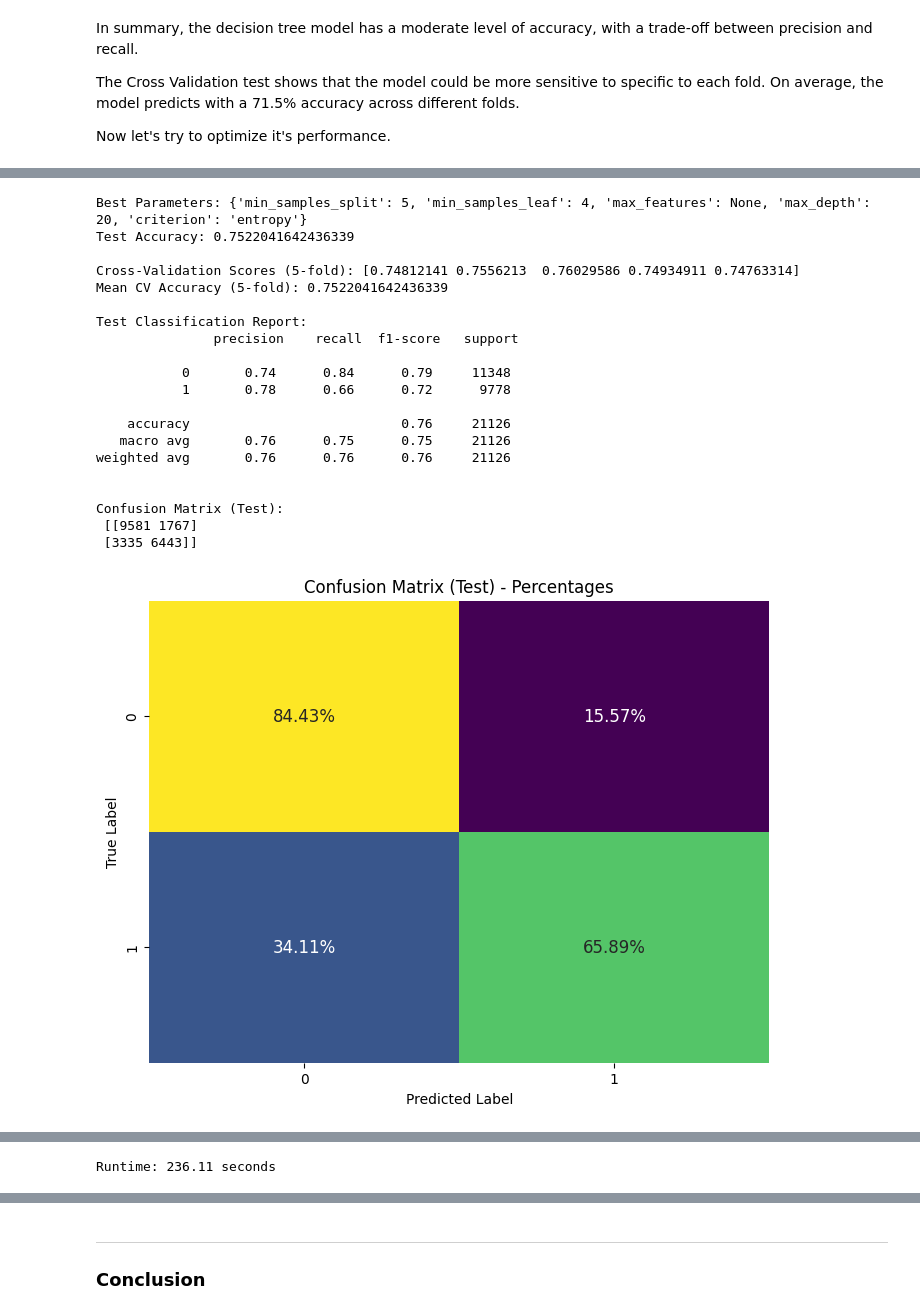
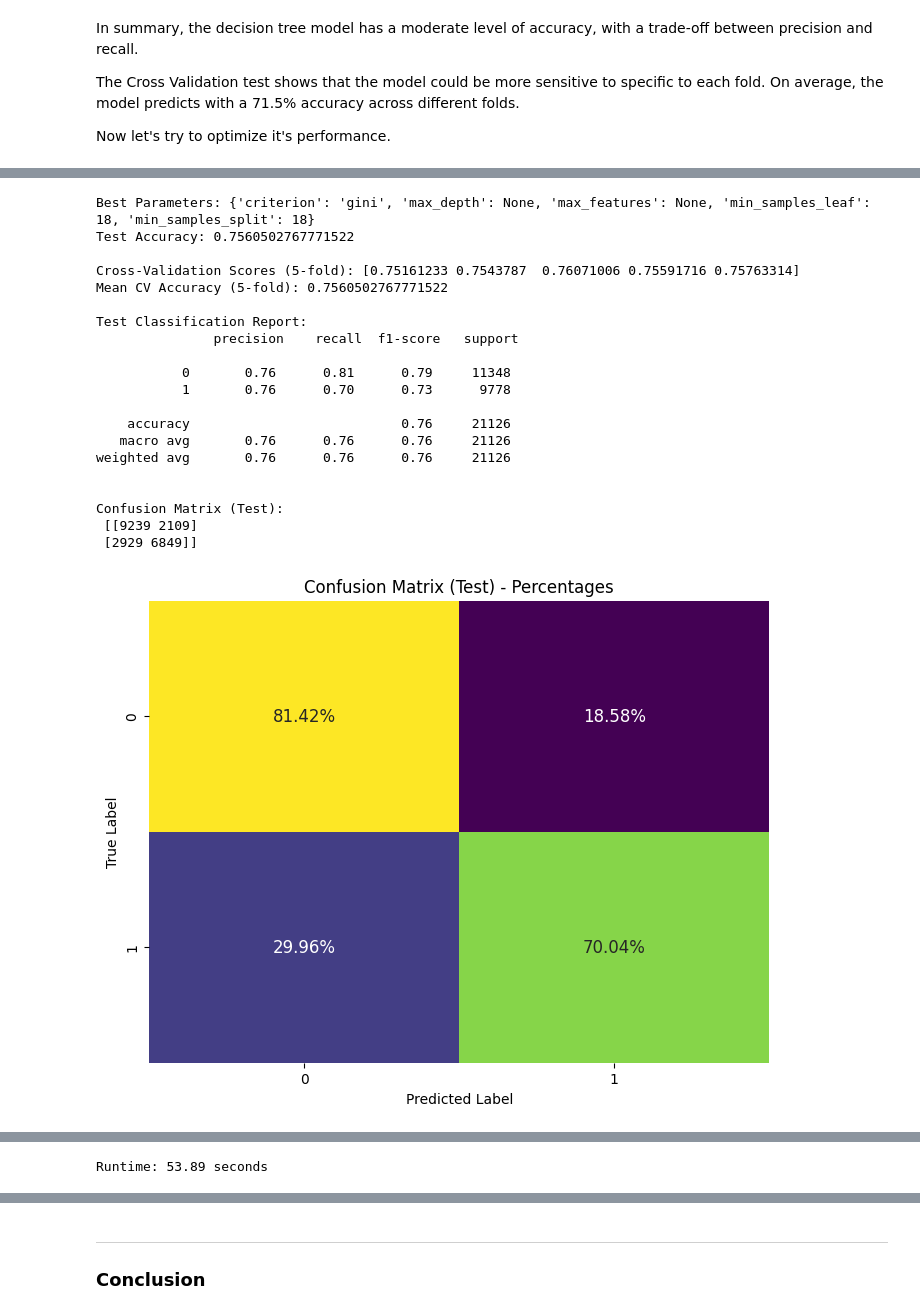
Before and after one commit to lo-klkl/BSTN_Capstone-Diab, a Jupyter notebook: Notebooks/Pt3-Modelling-Pt1.ipynb, the cells around one changed output, grey strips where cells are left out. Saved outputs shown, nothing was run; the diff lists cells and outputs as text; code cells hidden in the pictures.

```diff
--- a/Notebooks/Pt3-Modelling-Pt1.ipynb
+++ b/Notebooks/Pt3-Modelling-Pt1.ipynb
@@ -998,14 +1048,15 @@ start_time = time.time()
 # Create a Decision Tree model
 dt_model = DecisionTreeClassifier(random_state=42)
 
-# Define a broader hyperparameter grid
+# Define a broader hyperparameter grid with randint for numerical values
 param_dist = {
-    'max_depth': [None, 10, 20, 30, 40, 50],
-    'min_samples_split': [2, 5, 10],
-    'min_samples_leaf': [1, 2, 4],
+    'max_depth': [None, randint(10, 51)],
+    'min_samples_split': randint(2, 20),
+    'min_samples_leaf': randint(2, 25),
     'max_features': ['auto', 'sqrt', 'log2', None],
     'criterion': ['gini', 'entropy']
 }
+
 
 # Use StratifiedKFold for cross-validation with stratified sampling
 stratified_cv = StratifiedKFold(n_splits=5, shuffle=True, random_state=42)
@@ -1092,22 +1143,22 @@ Traceback (most recent call last):
   warnings.warn(
-Best Parameters: {'min_samples_split': 5, 'min_samples_leaf': 4, 'max_features': None, 'max_depth': 20, 'criterion': 'entropy'}
-Test Accuracy: 0.7522041642436339
+Best Parameters: {'criterion': 'gini', 'max_depth': None, 'max_features': None, 'min_samples_leaf': 18, 'min_samples_split': 18}
+Test Accuracy: 0.7560502767771522
 
-Cross-Validation Scores (5-fold): [0.74812141 0.7556213  0.76029586 0.74934911 0.74763314]
-Mean CV Accuracy (5-fold): 0.7522041642436339
+Cross-Validation Scores (5-fold): [0.75161233 0.7543787  0.76071006 0.75591716 0.75763314]
+Mean CV Accuracy (5-fold): 0.7560502767771522
 
 Test Classification Report:
                precision    recall  f1-score   support
 
-           0       0.74      0.84      0.79     11348
-           1       0.78      0.66      0.72      9778
+           0       0.76      0.81      0.79     11348
+           1       0.76      0.70      0.73      9778
 
     accuracy                           0.76     21126
-   macro avg       0.76      0.75      0.75     21126
+   macro avg       0.76      0.76      0.76     21126
 weighted avg       0.76      0.76      0.76     21126
 
 
 Confusion Matrix (Test):
- [[9581 1767]
- [3335 6443]]
+ [[9239 2109]
+ [2929 6849]]
-[figure, old version]
+[figure, new version]
@@ -1115,4 +1166,4 @@ Confusion Matrix (Test):
-Runtime: 236.11 seconds
+Runtime: 53.89 seconds
 # %% [markdown]
 Key takeaways:
 Precision:
```
Also changed, not shown: parts of 17 cells of this notebook, 1 other file.
